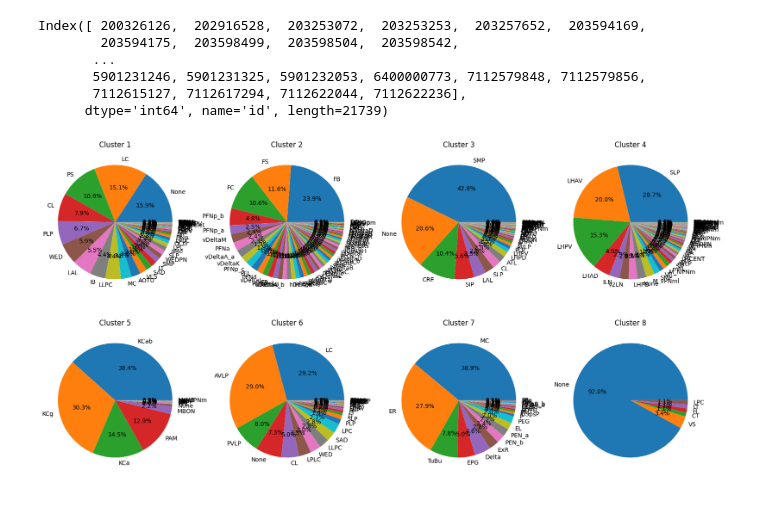
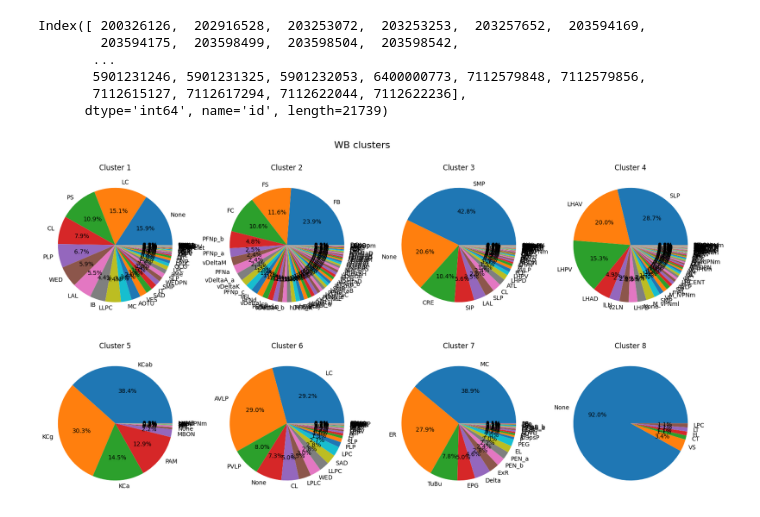
Before and after one commit to RhessaWL/flybrain-clustering, a Jupyter notebook: piechart_ovi.ipynb, the cells around one changed output. Saved outputs shown, nothing was run; the diff lists cells and outputs as text; code cells hidden in the pictures.

```diff
--- a/piechart_ovi.ipynb
+++ b/piechart_ovi.ipynb
@@ -208,16 +208,17 @@ Index([ 200326126,  202916528,  203253072,  203253253,  203257652,  203594169,
 # %%
 # Plots each cluster of wb in a pie chart
 cluster_list = [1,2,3,4,5,6,7,8] # create cluster list
 
 fig, ax = plt.subplots(2, 4, figsize=(20, 10))
 for i in cluster_list:
     cluster = wb[wb['0.0'] == i] # create cluster dataframe
     # Filter data so that None is excluded and there is a cutoff of 5
     data = cluster['type_group'].value_counts()
     #data = data[data.index != 'None']
     #data = data[data > 10]
     # plot pie chart by value counts without none
     ax[int((i-1)/4), (i-1)%4].pie(data, labels = data.index, autopct='%1.1f%%',radius=1.0)
     ax[int((i-1)/4), (i-1)%4].set_title('Cluster ' + str(i))
+    fig.suptitle('WB clusters', fontsize=16, y=.95)
 # %% [output]
-[figure, old version]
+[figure, new version]
```
Also changed, not shown: 1 other file.
